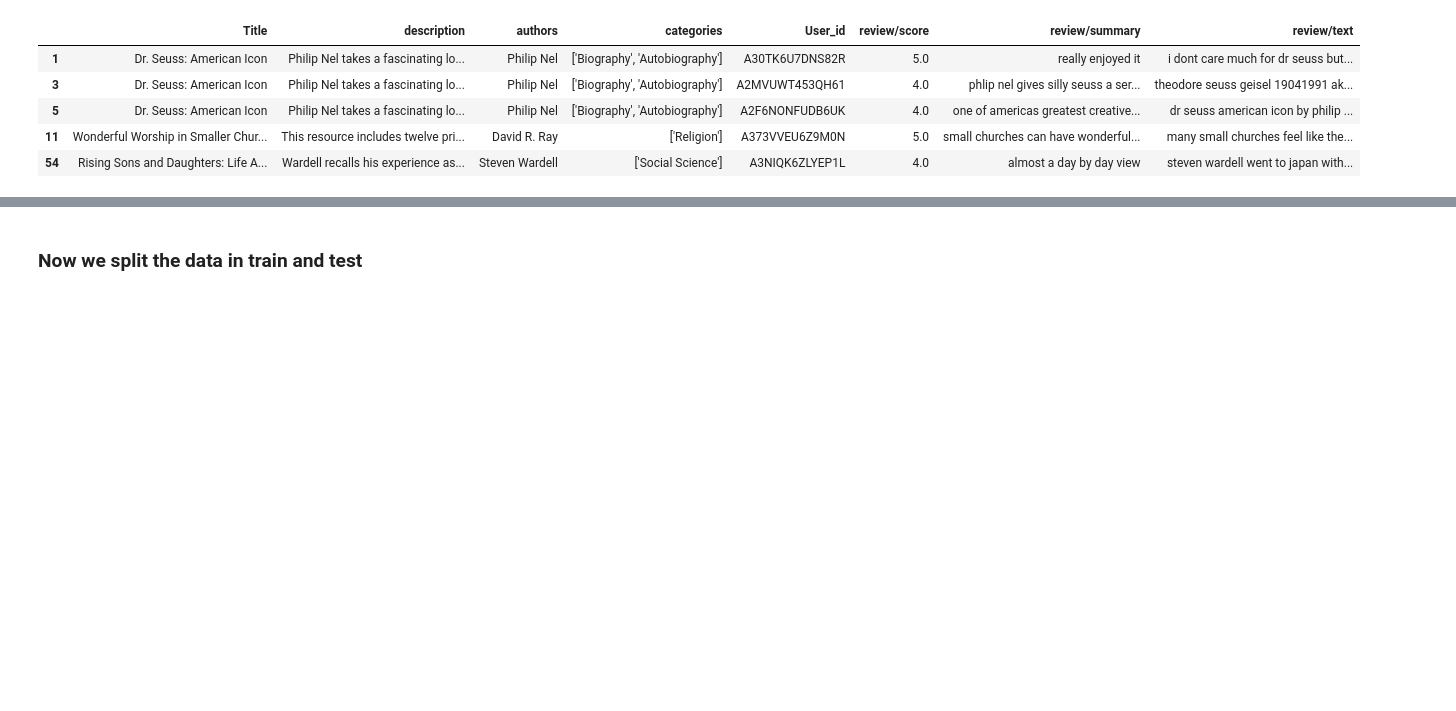
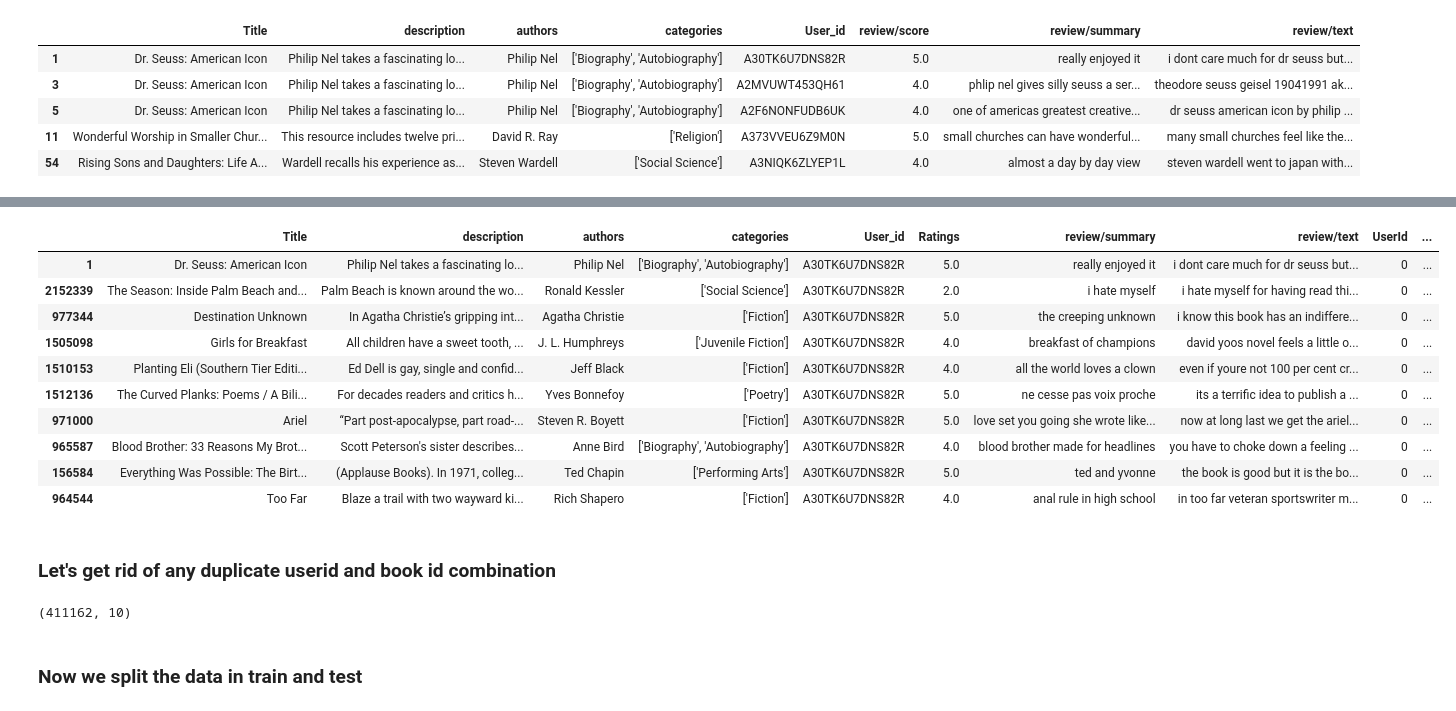
Before and after one commit to siddhantgithub/LibroBuddy, a Jupyter notebook: notebooks/3. Librobuddy_Feature_Engineering.ipynb, the cells around one changed output, grey strips where cells are left out. Drawn from its saved outputs; the diff is of its cells as text; code cells hidden in the pictures; blank space fills up the shorter version.

```diff
--- a/notebooks/3. Librobuddy_Feature_Engineering.ipynb
+++ b/notebooks/3. Librobuddy_Feature_Engineering.ipynb
@@ -154,0 +166,18 @@ user_book_reviews_ids.head(5)
+# %%
+book_review_uers_sort = merged_data_valid_user_id.sort_values(by="UserId")
+# %%
+book_review_uers_sort.head(10)
+# %% [output]
+|  | Title | description | authors | categories | User_id | Ratings | review/summary | review/text | UserId | ... |
+| 1 | Dr. Seuss: American Icon | Philip Nel takes a fascinating lo... | Philip Nel | ['Biography', 'Autobiography'] | A30TK6U7DNS82R | 5.0 | really enjoyed it | i dont care much for dr seuss but... | 0 | ... |
+| 2152339 | The Season: Inside Palm Beach and... | Palm Beach is known around the wo... | Ronald Kessler | ['Social Science'] | A30TK6U7DNS82R | 2.0 | i hate myself | i hate myself for having read thi... | 0 | ... |
+| 977344 | Destination Unknown | In Agatha Christie’s gripping int... | Agatha Christie | ['Fiction'] | A30TK6U7DNS82R | 5.0 | the creeping unknown | i know this book has an indiffere... | 0 | ... |
+| 1505098 | Girls for Breakfast | All children have a sweet tooth, ... | J. L. Humphreys | ['Juvenile Fiction'] | A30TK6U7DNS82R | 4.0 | breakfast of champions | david yoos novel feels a little o... | 0 | ... |
+| 1510153 | Planting Eli (Southern Tier Editi... | Ed Dell is gay, single and confid... | Jeff Black | ['Fiction'] | A30TK6U7DNS82R | 4.0 | all the world loves a clown | even if youre not 100 per cent cr... | 0 | ... |
+| 1512136 | The Curved Planks: Poems / A Bili... | For decades readers and critics h... | Yves Bonnefoy | ['Poetry'] | A30TK6U7DNS82R | 5.0 | ne cesse pas voix proche | its a terrific idea to publish a ... | 0 | ... |
+| 971000 | Ariel | “Part post-apocalypse, part road-... | Steven R. Boyett | ['Fiction'] | A30TK6U7DNS82R | 5.0 | love set you going she wrote like... | now at long last we get the ariel... | 0 | ... |
+| 965587 | Blood Brother: 33 Reasons My Brot... | Scott Peterson's sister describes... | Anne Bird | ['Biography', 'Autobiography'] | A30TK6U7DNS82R | 4.0 | blood brother made for headlines | you have to choke down a feeling ... | 0 | ... |
+| 156584 | Everything Was Possible: The Birt... | (Applause Books). In 1971, colleg... | Ted Chapin | ['Performing Arts'] | A30TK6U7DNS82R | 5.0 | ted and yvonne | the book is good but it is the bo... | 0 | ... |
+| 964544 | Too Far | Blaze a trail with two wayward ki... | Rich Shapero | ['Fiction'] | A30TK6U7DNS82R | 4.0 | anal rule in high school | in too far veteran sportswriter m... | 0 | ... |
+# %% [markdown]
+### Let's get rid of any duplicate userid and book id combination
@@ -154,0 +186,4 @@ user_book_reviews_ids.head(5)
+# %%
+book_review_uers_sort_wdupl.shape
+# %% [output]
+(411162, 10)
```
Also changed, not shown: parts of 24 cells of this notebook, 2 other files.
